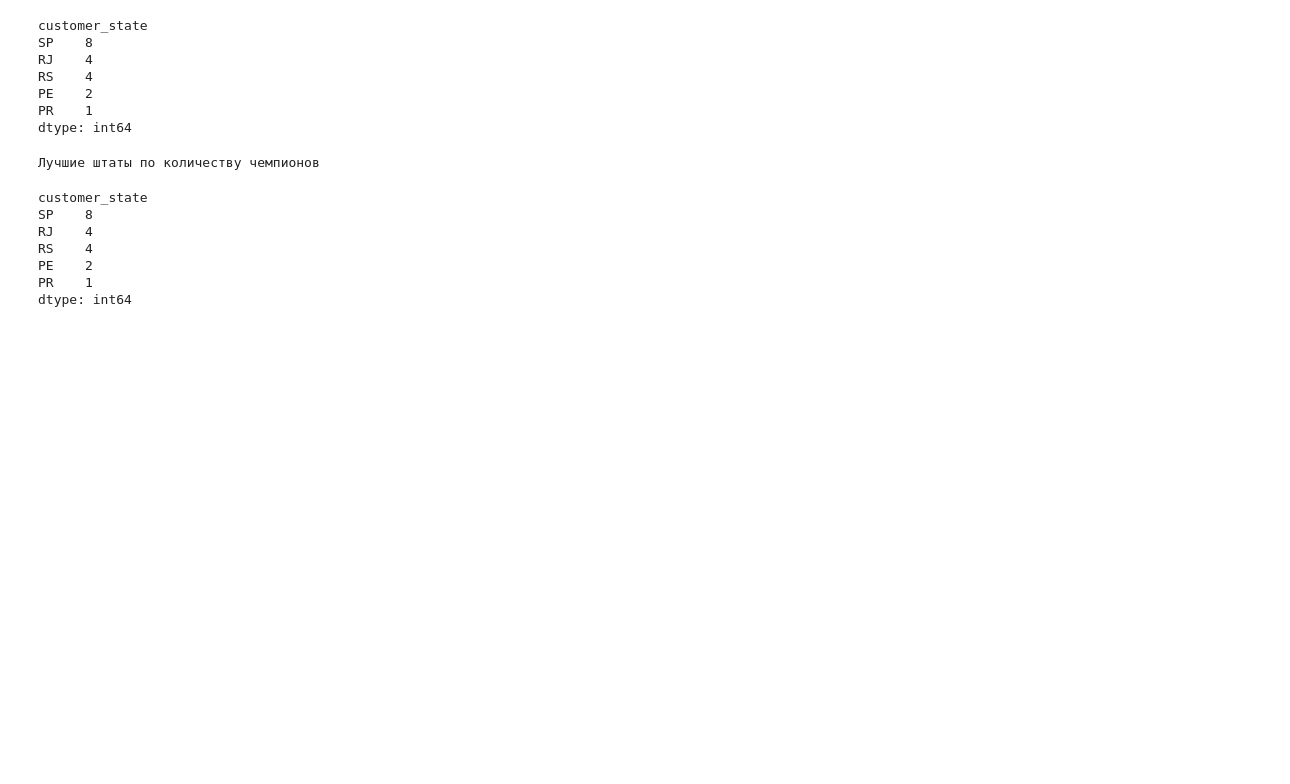
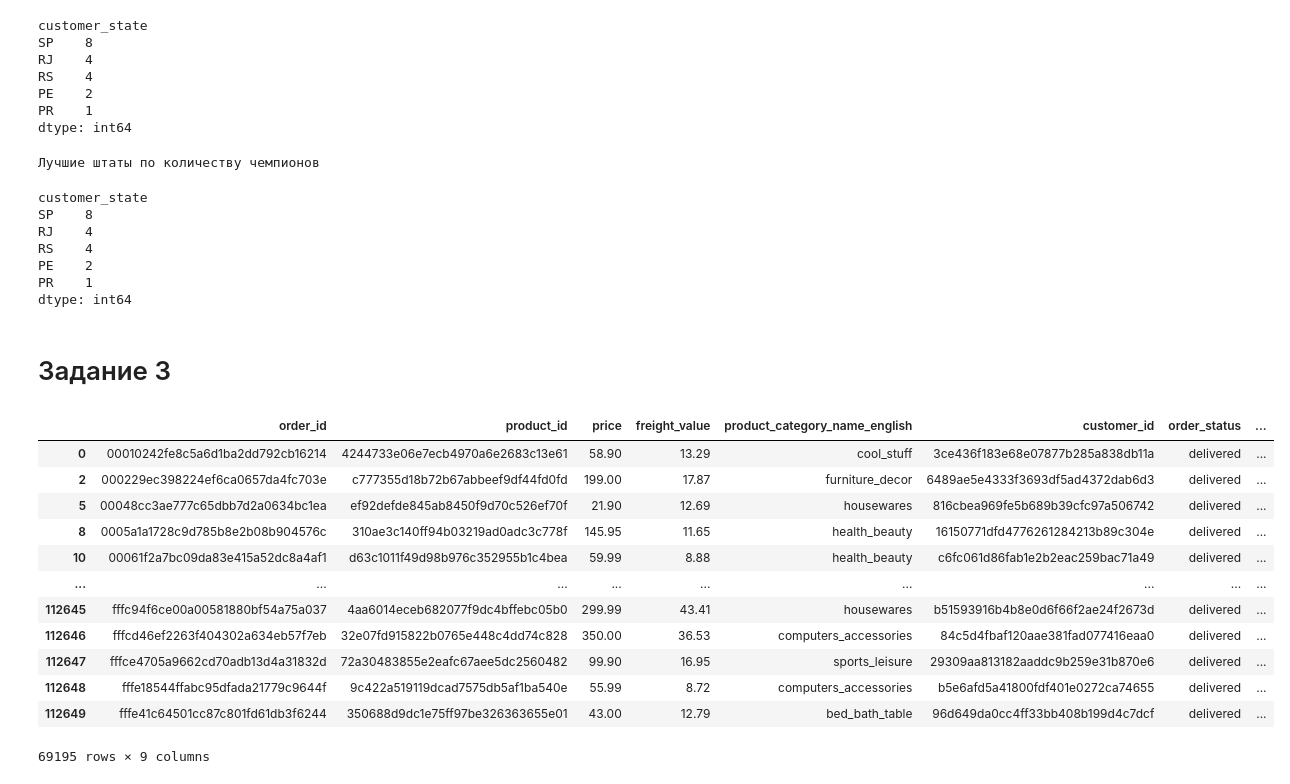
Before and after one commit to Ferrddd/Python-lab3, a Jupyter notebook: main.ipynb, the cells around one changed output. Cells and saved outputs as stored; diff of their text form; code cells hidden in the pictures; blank space fills up the shorter version.

```diff
--- a/main.ipynb
+++ b/main.ipynb
@@ -164,3 +164,5 @@ RS    4
 PE    2
 PR    1
 dtype: int64
+# %% [markdown]
+# Задание 3
@@ -166,0 +185,25 @@ dtype: int64
+# %%
+top10_cats = (
+    items_cat
+    .groupby("product_category_name_english")["price"]
+    .sum()
+    .nlargest(10)
+    .index
+)
+
+items_top10 = items_cat[items_cat["product_category_name_english"].isin(top10_cats)]
+items_top10
+# %% [output]
+|  | order_id | product_id | price | freight_value | product_category_name_english | customer_id | order_status | ... |
+| 0 | 00010242fe8c5a6d1ba2dd792cb16214 | 4244733e06e7ecb4970a6e2683c13e61 | 58.90 | 13.29 | cool_stuff | 3ce436f183e68e07877b285a838db11a | delivered | ... |
+| 2 | 000229ec398224ef6ca0657da4fc703e | c777355d18b72b67abbeef9df44fd0fd | 199.00 | 17.87 | furniture_decor | 6489ae5e4333f3693df5ad4372dab6d3 | delivered | ... |
+| 5 | 00048cc3ae777c65dbb7d2a0634bc1ea | ef92defde845ab8450f9d70c526ef70f | 21.90 | 12.69 | housewares | 816cbea969fe5b689b39cfc97a506742 | delivered | ... |
+| 8 | 0005a1a1728c9d785b8e2b08b904576c | 310ae3c140ff94b03219ad0adc3c778f | 145.95 | 11.65 | health_beauty | 16150771dfd4776261284213b89c304e | delivered | ... |
+| 10 | 00061f2a7bc09da83e415a52dc8a4af1 | d63c1011f49d98b976c352955b1c4bea | 59.99 | 8.88 | health_beauty | c6fc061d86fab1e2b2eac259bac71a49 | delivered | ... |
+| ... | ... | ... | ... | ... | ... | ... | ... | ... |
+| 112645 | fffc94f6ce00a00581880bf54a75a037 | 4aa6014eceb682077f9dc4bffebc05b0 | 299.99 | 43.41 | housewares | b51593916b4b8e0d6f66f2ae24f2673d | delivered | ... |
+| 112646 | fffcd46ef2263f404302a634eb57f7eb | 32e07fd915822b0765e448c4dd74c828 | 350.00 | 36.53 | computers_accessories | 84c5d4fbaf120aae381fad077416eaa0 | delivered | ... |
+| 112647 | fffce4705a9662cd70adb13d4a31832d | 72a30483855e2eafc67aee5dc2560482 | 99.90 | 16.95 | sports_leisure | 29309aa813182aaddc9b259e31b870e6 | delivered | ... |
+| 112648 | fffe18544ffabc95dfada21779c9644f | 9c422a519119dcad7575db5af1ba540e | 55.99 | 8.72 | computers_accessories | b5e6afd5a41800fdf401e0272ca74655 | delivered | ... |
+| 112649 | fffe41c64501cc87c801fd61db3f6244 | 350688d9dc1e75ff97be326363655e01 | 43.00 | 12.79 | bed_bath_table | 96d649da0cc4ff33bb408b199d4c7dcf | delivered | ... |
+69195 rows × 9 columns
```
Also changed, not shown: parts of 2 cells of this notebook.
